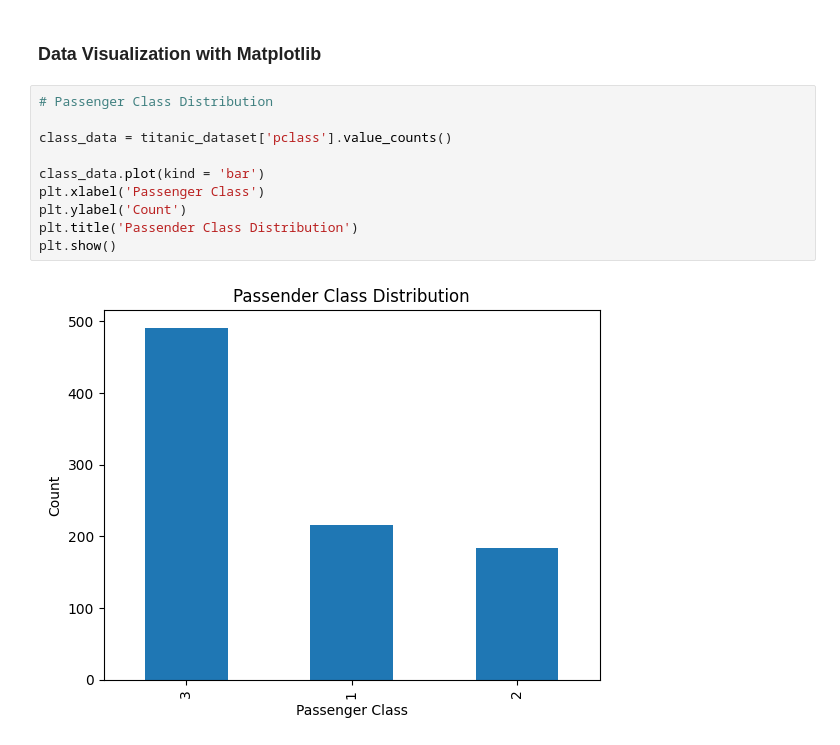
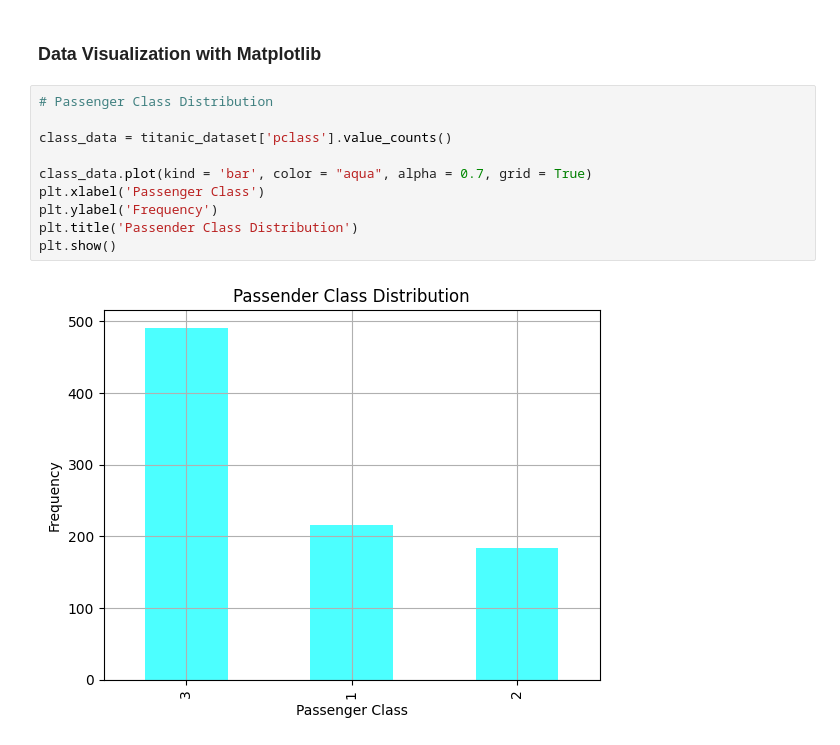
Before and after one commit to vadivelmurugesan/data-science, a Jupyter notebook: example_data_sets/titanic/01_titanic_data_set.ipynb, the cells around one changed output. Cells and saved outputs as stored; diff of their text form.

```diff
--- a/example_data_sets/titanic/01_titanic_data_set.ipynb
+++ b/example_data_sets/titanic/01_titanic_data_set.ipynb
@@ -398,12 +398,12 @@ Median Fare: 14.4542
 # %%
 # Passenger Class Distribution
 
 class_data = titanic_dataset['pclass'].value_counts()
 
-class_data.plot(kind = 'bar')
+class_data.plot(kind = 'bar', color = "aqua", alpha = 0.7, grid = True)
 plt.xlabel('Passenger Class')
-plt.ylabel('Count')
+plt.ylabel('Frequency')
 plt.title('Passender Class Distribution')
 plt.show()
 # %% [output]
-[figure, old version]
+[figure, new version]
```
Also changed, not shown: 1 other file.
